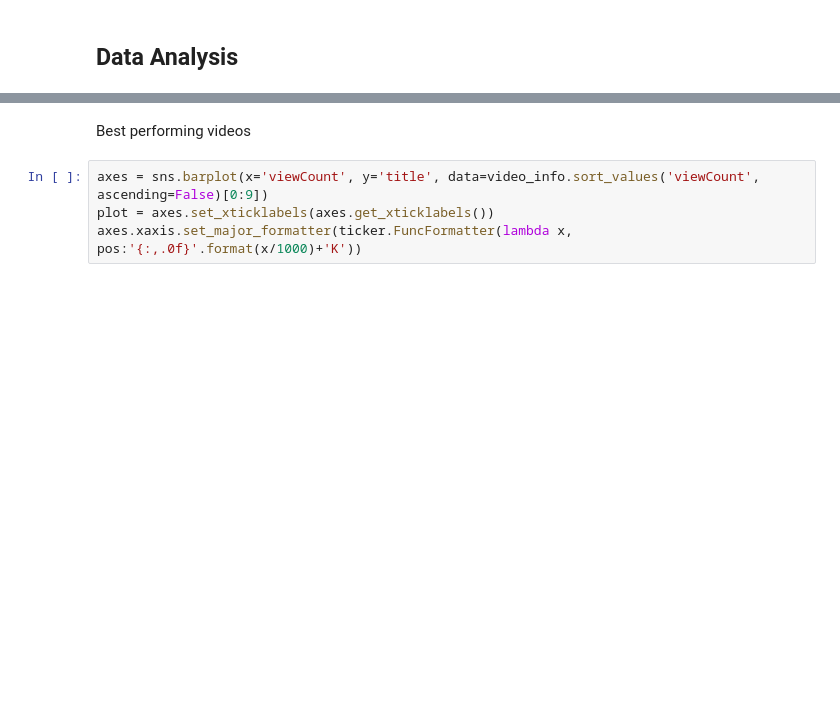
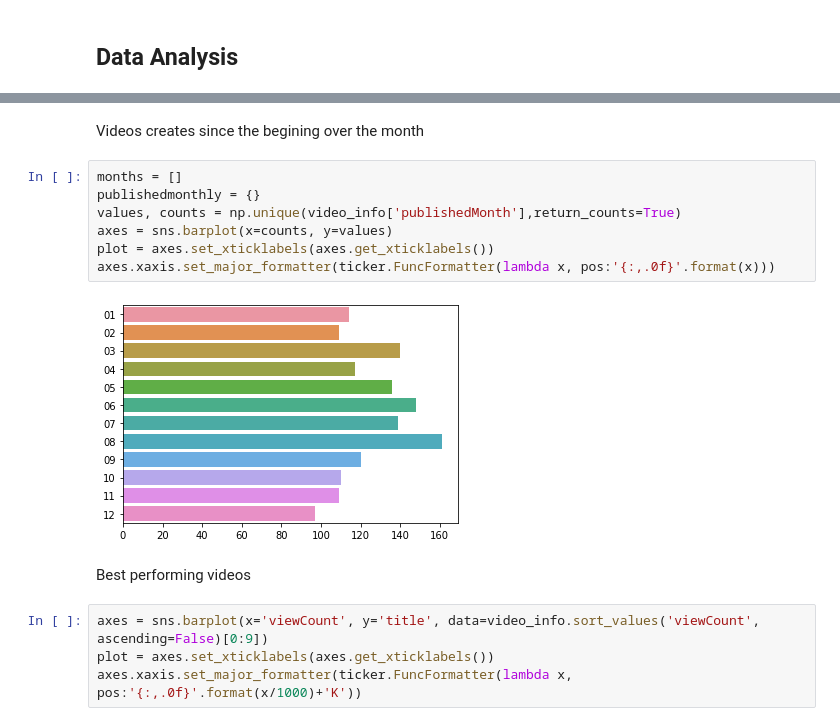
Before and after one commit to burimvrella/youtubeAPI, a Jupyter notebook: YoutubeDataMining.ipynb, the cells around one changed output, grey strips where cells are left out. Saved outputs shown, nothing was run; the diff lists cells and outputs as text; blank space fills up the shorter version.

```diff
--- a/YoutubeDataMining.ipynb
+++ b/YoutubeDataMining.ipynb
@@ -230,3 +240,14 @@ video_info
+# %% [markdown]
+Videos creates since the begining over the month
+# %%
+months = []
+publishedmonthly = {}
+values, counts = np.unique(video_info['publishedMonth'],return_counts=True)
+axes = sns.barplot(x=counts, y=values)
+plot = axes.set_xticklabels(axes.get_xticklabels())
+axes.xaxis.set_major_formatter(ticker.FuncFormatter(lambda x, pos:'{:,.0f}'.format(x)))
+# %% [output]
+[figure, added]
 # %% [markdown]
 Best performing videos
 # %%
```
Also changed, not shown: parts of 6 cells of this notebook.
